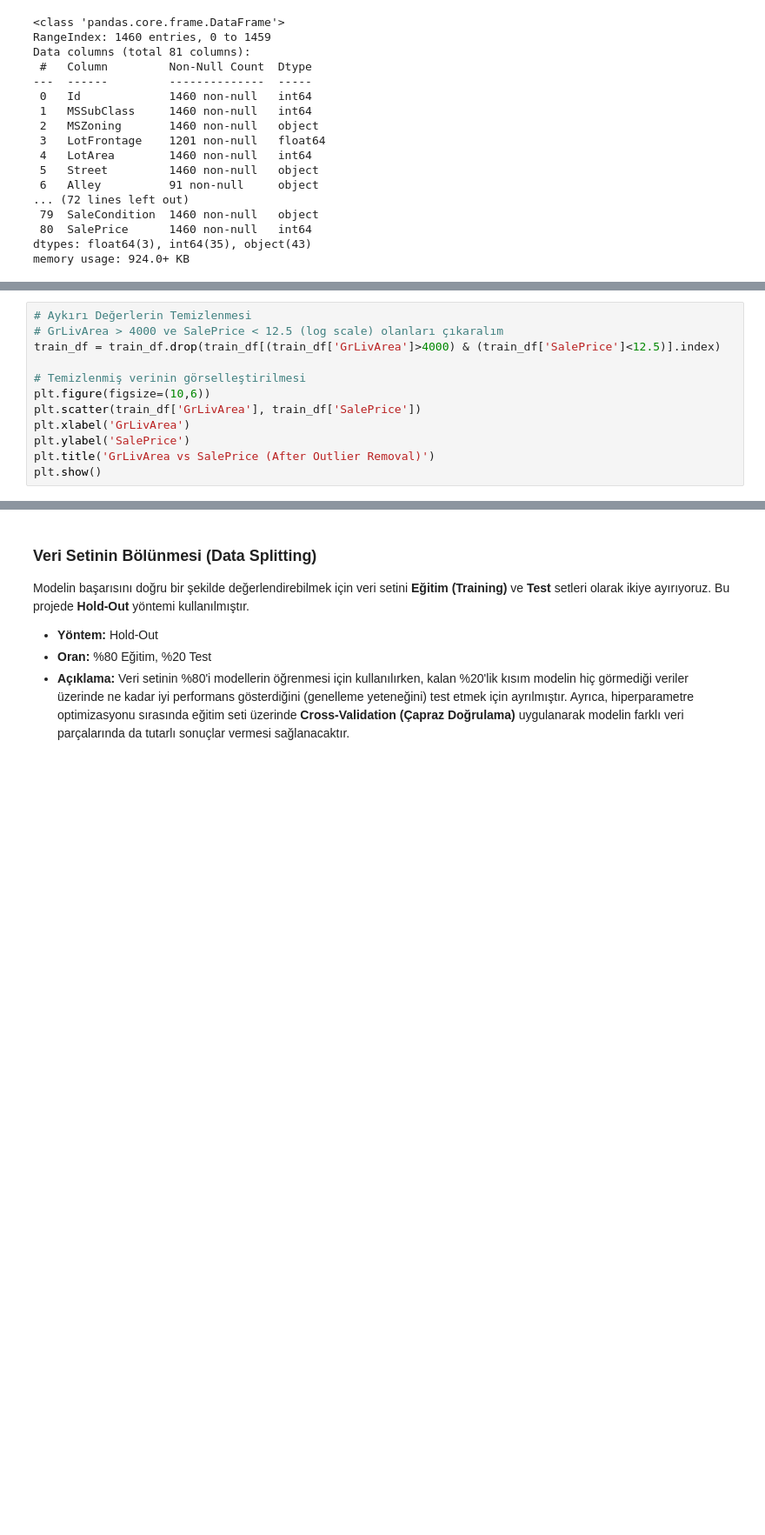
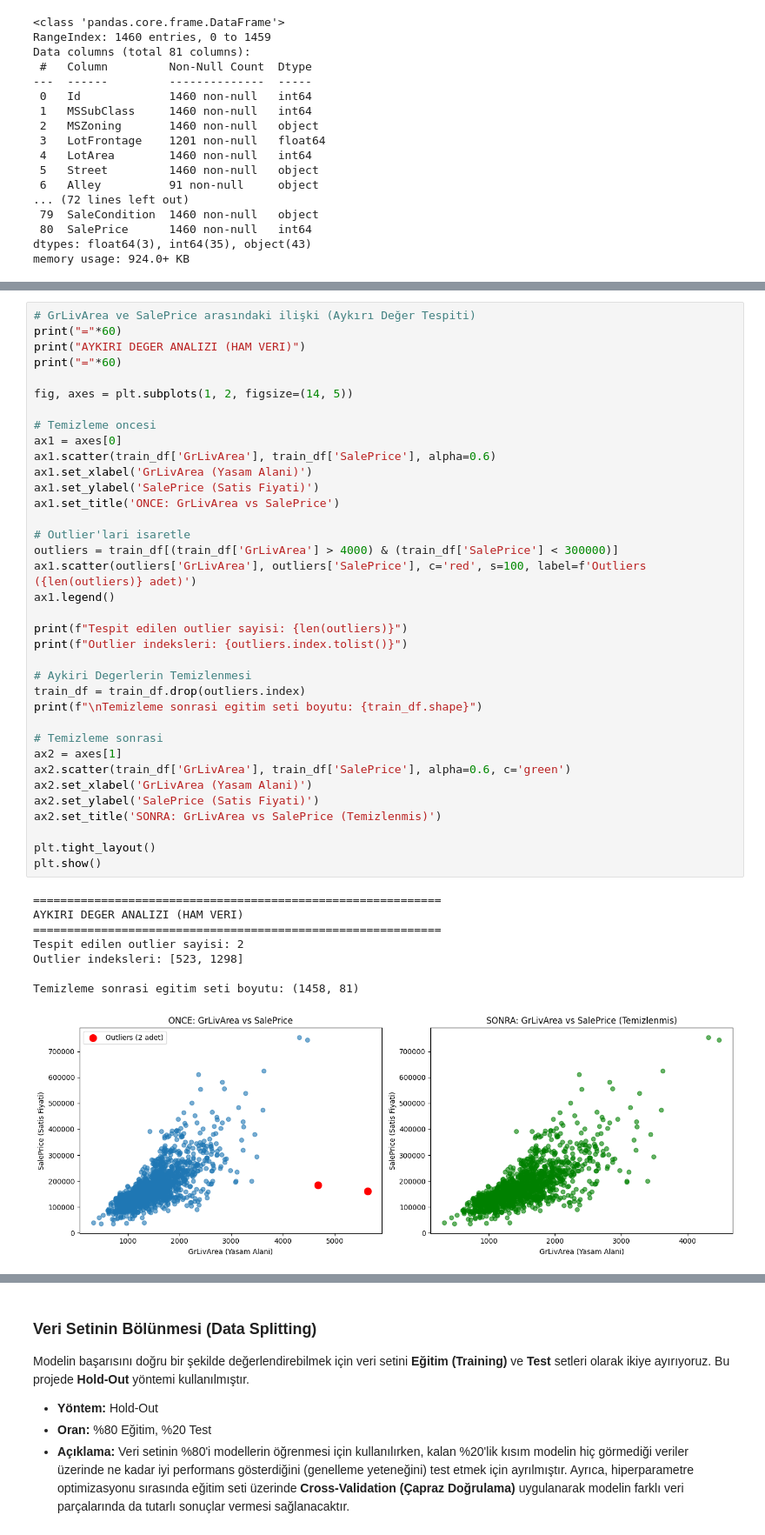
Before and after one commit to Han-Bayraktar/ML-Algorithms-Comparison-on-House-Prices---Advanced-Regression-Techniques, a Jupyter notebook: house_price_prediction.ipynb, the cells around one changed output, grey strips where cells are left out. Shown: that part at 87% size. Saved outputs shown, nothing was run; the diff lists cells and outputs as text; blank space fills up the shorter version.

```diff
--- a/house_price_prediction.ipynb
+++ b/house_price_prediction.ipynb
@@ -183,12 +87,0 @@ Grafikte görüldüğü üzere, `GrLivArea` değeri 4000'den büyük olup `SaleP
-# %%
-# Aykırı Değerlerin Temizlenmesi
-# GrLivArea > 4000 ve SalePrice < 12.5 (log scale) olanları çıkaralım
-train_df = train_df.drop(train_df[(train_df['GrLivArea']>4000) & (train_df['SalePrice']<12.5)].index)
-
-# Temizlenmiş verinin görselleştirilmesi
-plt.figure(figsize=(10,6))
-plt.scatter(train_df['GrLivArea'], train_df['SalePrice'])
-plt.xlabel('GrLivArea')
-plt.ylabel('SalePrice')
-plt.title('GrLivArea vs SalePrice (After Outlier Removal)')
-plt.show()
@@ -232,0 +97,45 @@ Bu bölümde Ridge, Lasso, Random Forest, XGBoost, LightGBM ve Gradient Boosting
+# %%
+# GrLivArea ve SalePrice arasındaki ilişki (Aykırı Değer Tespiti)
+print("="*60)
+print("AYKIRI DEGER ANALIZI (HAM VERI)")
+print("="*60)
+
+fig, axes = plt.subplots(1, 2, figsize=(14, 5))
+
+# Temizleme oncesi
+ax1 = axes[0]
+ax1.scatter(train_df['GrLivArea'], train_df['SalePrice'], alpha=0.6)
+ax1.set_xlabel('GrLivArea (Yasam Alani)')
+ax1.set_ylabel('SalePrice (Satis Fiyati)')
+ax1.set_title('ONCE: GrLivArea vs SalePrice')
+
+# Outlier'lari isaretle
+outliers = train_df[(train_df['GrLivArea'] > 4000) & (train_df['SalePrice'] < 300000)]
+ax1.scatter(outliers['GrLivArea'], outliers['SalePrice'], c='red', s=100, label=f'Outliers ({len(outliers)} adet)')
+ax1.legend()
+
+print(f"Tespit edilen outlier sayisi: {len(outliers)}")
+print(f"Outlier indeksleri: {outliers.index.tolist()}")
+
+# Aykiri Degerlerin Temizlenmesi
+train_df = train_df.drop(outliers.index)
+print(f"\nTemizleme sonrasi egitim seti boyutu: {train_df.shape}")
+
+# Temizleme sonrasi
+ax2 = axes[1]
+ax2.scatter(train_df['GrLivArea'], train_df['SalePrice'], alpha=0.6, c='green')
+ax2.set_xlabel('GrLivArea (Yasam Alani)')
+ax2.set_ylabel('SalePrice (Satis Fiyati)')
+ax2.set_title('SONRA: GrLivArea vs SalePrice (Temizlenmis)')
+
+plt.tight_layout()
+plt.show()
+# %% [output]
+============================================================
+AYKIRI DEGER ANALIZI (HAM VERI)
+============================================================
+Tespit edilen outlier sayisi: 2
+Outlier indeksleri: [523, 1298]
+
+Temizleme sonrasi egitim seti boyutu: (1458, 81)
+[figure, added]
```
Also changed, not shown: parts of 64 cells of this notebook, 1 other file.
